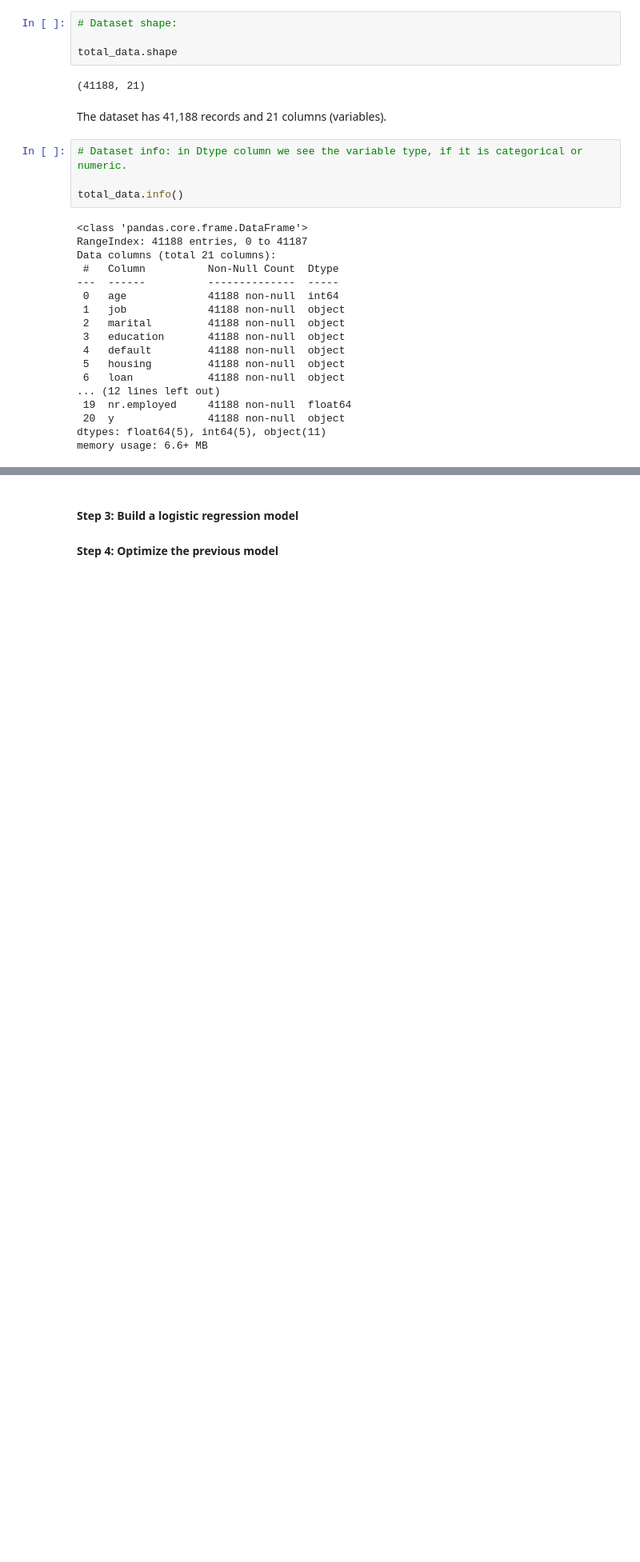
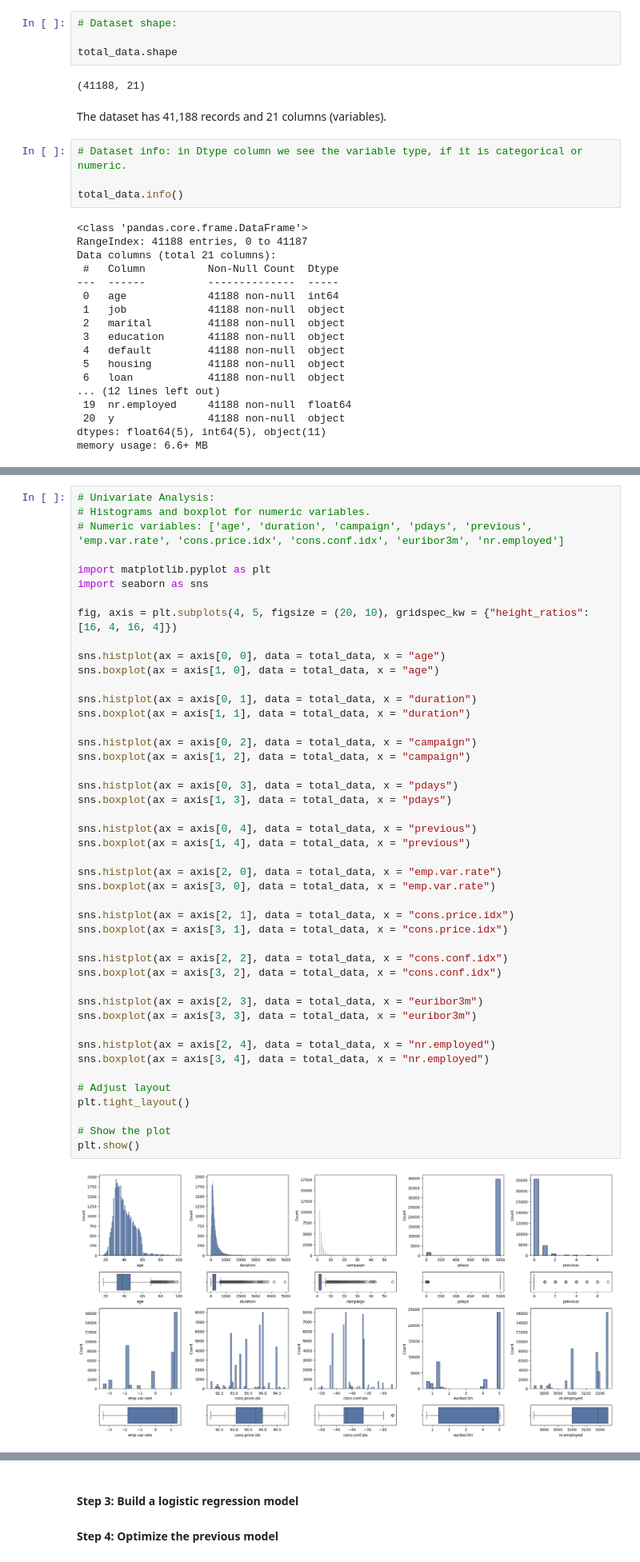
Before and after one commit to 4GeeksAcademy/machine-learning-regresion-logistica-Juli-MM, a Jupyter notebook: src/explore.ipynb, the cells around one changed output, grey strips where cells are left out. Shown at 80% size. Cells and saved outputs as stored; diff of their text form; blank space fills up the shorter version.

```diff
--- a/src/explore.ipynb
+++ b/src/explore.ipynb
@@ -66,0 +203,47 @@ Variables de tipo numeric: ['age', 'duration', 'campaign', 'pdays', 'previous',
+# %%
+# Univariate Analysis:
+# Histograms and boxplot for numeric variables.
+# Numeric variables: ['age', 'duration', 'campaign', 'pdays', 'previous', 'emp.var.rate', 'cons.price.idx', 'cons.conf.idx', 'euribor3m', 'nr.employed']
+
+import matplotlib.pyplot as plt
+import seaborn as sns
+
+fig, axis = plt.subplots(4, 5, figsize = (20, 10), gridspec_kw = {"height_ratios": [16, 4, 16, 4]})
+
+sns.histplot(ax = axis[0, 0], data = total_data, x = "age")
+sns.boxplot(ax = axis[1, 0], data = total_data, x = "age")
+
+sns.histplot(ax = axis[0, 1], data = total_data, x = "duration")
+sns.boxplot(ax = axis[1, 1], data = total_data, x = "duration")
+
+sns.histplot(ax = axis[0, 2], data = total_data, x = "campaign")
+sns.boxplot(ax = axis[1, 2], data = total_data, x = "campaign")
+
+sns.histplot(ax = axis[0, 3], data = total_data, x = "pdays")
+sns.boxplot(ax = axis[1, 3], data = total_data, x = "pdays")
+
+sns.histplot(ax = axis[0, 4], data = total_data, x = "previous")
+sns.boxplot(ax = axis[1, 4], data = total_data, x = "previous")
+
+sns.histplot(ax = axis[2, 0], data = total_data, x = "emp.var.rate")
+sns.boxplot(ax = axis[3, 0], data = total_data, x = "emp.var.rate")
+
+sns.histplot(ax = axis[2, 1], data = total_data, x = "cons.price.idx")
+sns.boxplot(ax = axis[3, 1], data = total_data, x = "cons.price.idx")
+
+sns.histplot(ax = axis[2, 2], data = total_data, x = "cons.conf.idx")
+sns.boxplot(ax = axis[3, 2], data = total_data, x = "cons.conf.idx")
+
+sns.histplot(ax = axis[2, 3], data = total_data, x = "euribor3m")
+sns.boxplot(ax = axis[3, 3], data = total_data, x = "euribor3m")
+
+sns.histplot(ax = axis[2, 4], data = total_data, x = "nr.employed")
+sns.boxplot(ax = axis[3, 4], data = total_data, x = "nr.employed")
+
+# Adjust layout
+plt.tight_layout()
+
+# Show the plot
+plt.show()
+# %% [output]
+[figure, added]
```
Also changed, not shown: parts of 13 cells of this notebook.
